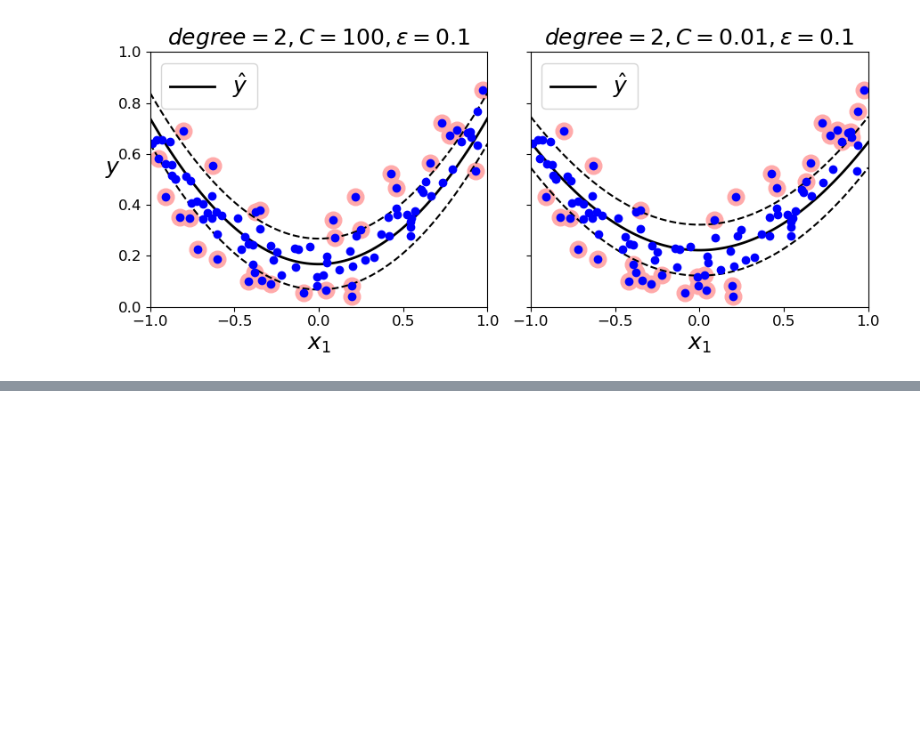
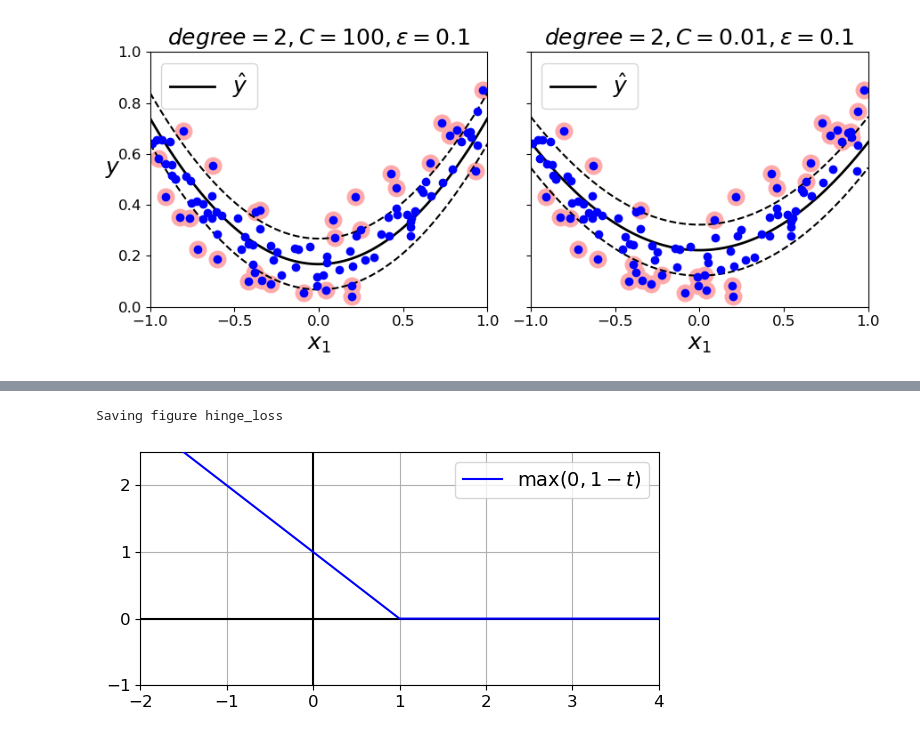
Before and after one commit to FrankLloyd83/HandsOnML_lecture, a Jupyter notebook: svm.ipynb, the cells around one changed output, grey strips where cells are left out. Saved outputs shown, nothing was run; the diff lists cells and outputs as text; code cells hidden in the pictures; blank space fills up the shorter version.

```diff
--- a/svm.ipynb
+++ b/svm.ipynb
@@ -531,3 +531,7 @@ plt.show()
 # %% [output]
 Saving figure svm_with_polynomial_kernel_plot
 [figure]
+# %%
+iris = datasets.load_iris()
+X = iris["data"][:, (2, 3)]  # petal length, petal width
+y = (iris["target"] == 2).astype(np.float64)  # Iris virginica
@@ -533,0 +619,20 @@ Saving figure svm_with_polynomial_kernel_plot
+# %%
+def hinge(x):
+    return max(0, 1-x)
+# %%
+x = np.arange(-2, 4, 0.1)
+y = [hinge(i) for i in x]
+# %%
+plt.figure(figsize=(6, 3))
+plt.rcParams.update({'font.size': 14})
+plt.grid()
+plt.plot(x, y, color='b', label = r'$\max(0, 1-t)$', zorder=3)
+plt.plot([0, 0], [-1, 3], 'k', ls='-', zorder=2)
+plt.plot([-2, 4], [0, 0], 'k', ls='-', zorder=2)
+plt.legend()
+plt.xlim(-2, 4)
+plt.ylim(-1, 2.5)
+save_fig('hinge_loss')
+# %% [output]
+Saving figure hinge_loss
+[figure, added]
```
Also changed, not shown: parts of 3 cells of this notebook, 33 other files.
